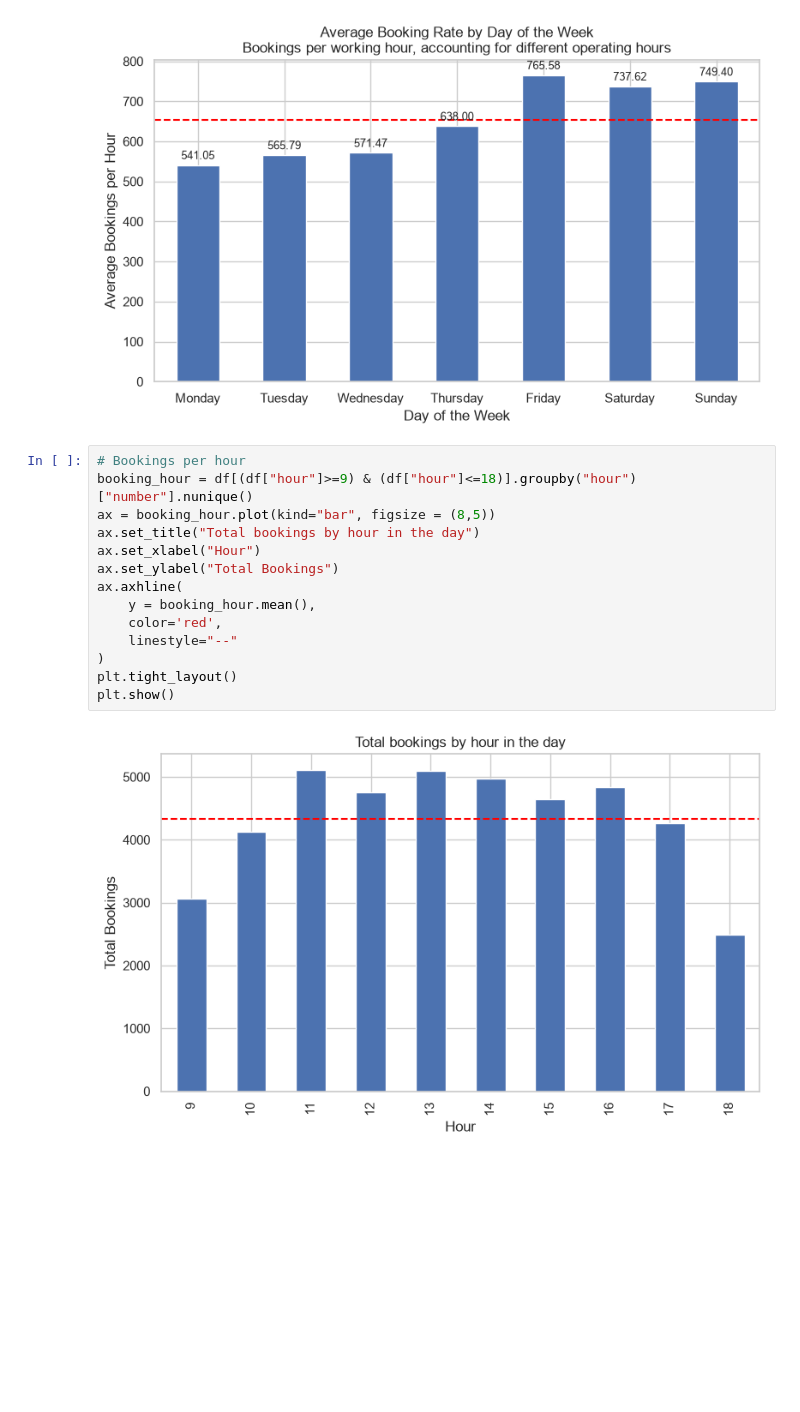
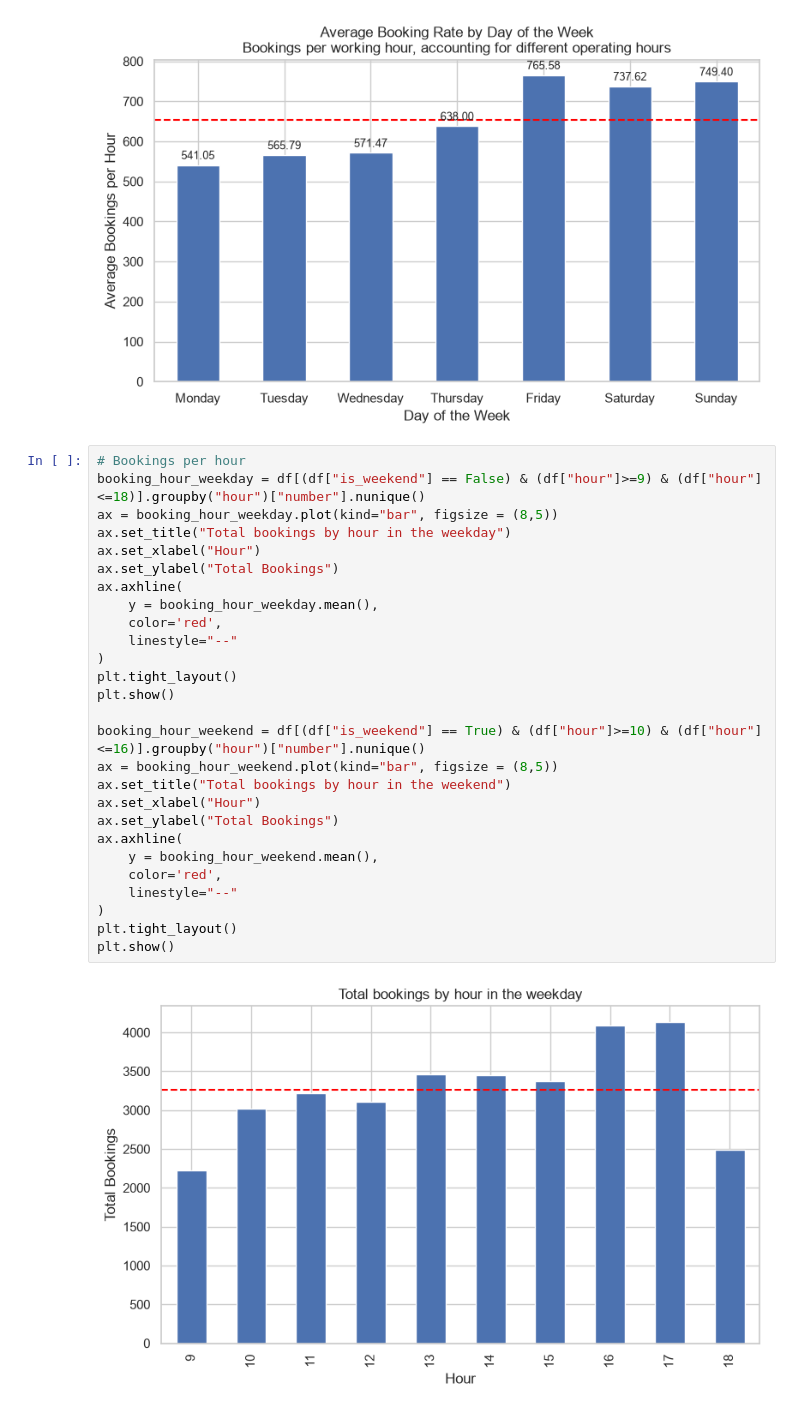
Before and after one commit to pdiuxinhxinh/Nails_Salon_Analysis, a Jupyter notebook: notebooks/eda.ipynb, the cells around one changed output. Drawn from its saved outputs; the diff is of its cells as text; blank space fills up the shorter version.

Commit message:
analyze: eda booking pattern by year, month, day in the week and hour in a day

```diff
--- a/notebooks/eda.ipynb
+++ b/notebooks/eda.ipynb
@@ -166,17 +147,30 @@ plt.show()
 [figure]
 # %%
 # Bookings per hour
-booking_hour = df[(df["hour"]>=9) & (df["hour"]<=18)].groupby("hour")["number"].nunique()
-ax = booking_hour.plot(kind="bar", figsize = (8,5))
-ax.set_title("Total bookings by hour in the day")
+booking_hour_weekday = df[(df["is_weekend"] == False) & (df["hour"]>=9) & (df["hour"]<=18)].groupby("hour")["number"].nunique()
+ax = booking_hour_weekday.plot(kind="bar", figsize = (8,5))
+ax.set_title("Total bookings by hour in the weekday")
 ax.set_xlabel("Hour")
 ax.set_ylabel("Total Bookings")
 ax.axhline(
-    y = booking_hour.mean(),
+    y = booking_hour_weekday.mean(),
     color='red',
     linestyle="--"
 )
 plt.tight_layout()
 plt.show()
+
+booking_hour_weekend = df[(df["is_weekend"] == True) & (df["hour"]>=10) & (df["hour"]<=16)].groupby("hour")["number"].nunique()
+ax = booking_hour_weekend.plot(kind="bar", figsize = (8,5))
+ax.set_title("Total bookings by hour in the weekend")
+ax.set_xlabel("Hour")
+ax.set_ylabel("Total Bookings")
+ax.axhline(
+    y = booking_hour_weekend.mean(),
+    color='red',
+    linestyle="--"
+)
+plt.tight_layout()
+plt.show()
 # %% [output]
-[figure, old version]
+[figure, new version]
```
Also changed, not shown: parts of 4 cells of this notebook.
